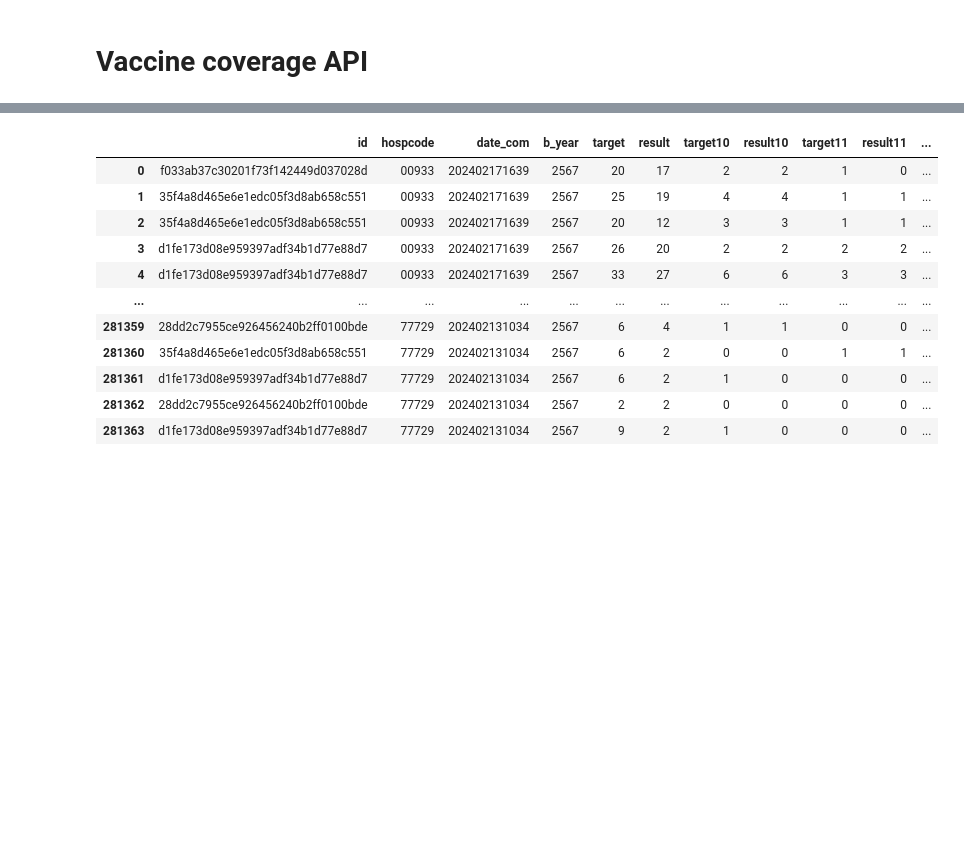
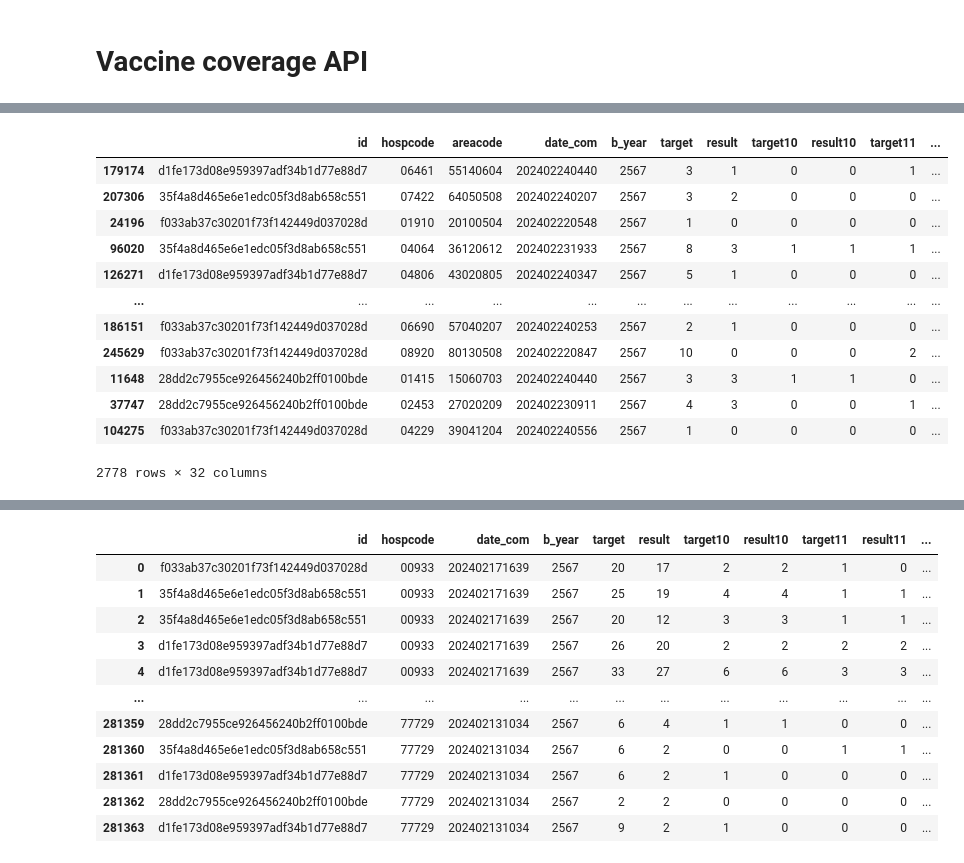
Before and after one commit to vk-poonyakanok/s_epi_complete, a Jupyter notebook: s_epi_complete.ipynb, the cells around one changed output, grey strips where cells are left out. Drawn from its saved outputs; the diff is of its cells as text; code cells hidden in the pictures; blank space fills up the shorter version.

```diff
--- a/s_epi_complete.ipynb
+++ b/s_epi_complete.ipynb
@@ -614,0 +662,3 @@ All rows are accounted for, no data is missing.
+# %%
+# Convert 'b_year' to integer
+s_epi_complete_data['b_year'] = s_epi_complete_data['b_year'].astype(int)
@@ -614,0 +807,21 @@ All rows are accounted for, no data is missing.
+# %%
+from sklearn.model_selection import train_test_split
+
+# Use train_test_split to randomly select 1/100 of the data for testing purposes, with a random state of 42
+_, sample_data = train_test_split(s_epi_complete_data, test_size=0.01, random_state=42)
+# %%
+sample_data
+# %% [output]
+|  | id | hospcode | areacode | date_com | b_year | target | result | target10 | result10 | target11 | ... |
+| 179174 | d1fe173d08e959397adf34b1d77e88d7 | 06461 | 55140604 | 202402240440 | 2567 | 3 | 1 | 0 | 0 | 1 | ... |
+| 207306 | 35f4a8d465e6e1edc05f3d8ab658c551 | 07422 | 64050508 | 202402240207 | 2567 | 3 | 2 | 0 | 0 | 0 | ... |
+| 24196 | f033ab37c30201f73f142449d037028d | 01910 | 20100504 | 202402220548 | 2567 | 1 | 0 | 0 | 0 | 0 | ... |
+| 96020 | 35f4a8d465e6e1edc05f3d8ab658c551 | 04064 | 36120612 | 202402231933 | 2567 | 8 | 3 | 1 | 1 | 1 | ... |
+| 126271 | d1fe173d08e959397adf34b1d77e88d7 | 04806 | 43020805 | 202402240347 | 2567 | 5 | 1 | 0 | 0 | 0 | ... |
+| ... | ... | ... | ... | ... | ... | ... | ... | ... | ... | ... | ... |
+| 186151 | f033ab37c30201f73f142449d037028d | 06690 | 57040207 | 202402240253 | 2567 | 2 | 1 | 0 | 0 | 0 | ... |
+| 245629 | f033ab37c30201f73f142449d037028d | 08920 | 80130508 | 202402220847 | 2567 | 10 | 0 | 0 | 0 | 2 | ... |
+| 11648 | 28dd2c7955ce926456240b2ff0100bde | 01415 | 15060703 | 202402240440 | 2567 | 3 | 3 | 1 | 1 | 0 | ... |
+| 37747 | 28dd2c7955ce926456240b2ff0100bde | 02453 | 27020209 | 202402230911 | 2567 | 4 | 3 | 0 | 0 | 1 | ... |
+| 104275 | f033ab37c30201f73f142449d037028d | 04229 | 39041204 | 202402240556 | 2567 | 1 | 0 | 0 | 0 | 0 | ... |
+2778 rows × 32 columns
```
Also changed, not shown: parts of 47 cells of this notebook, 6 other files.
